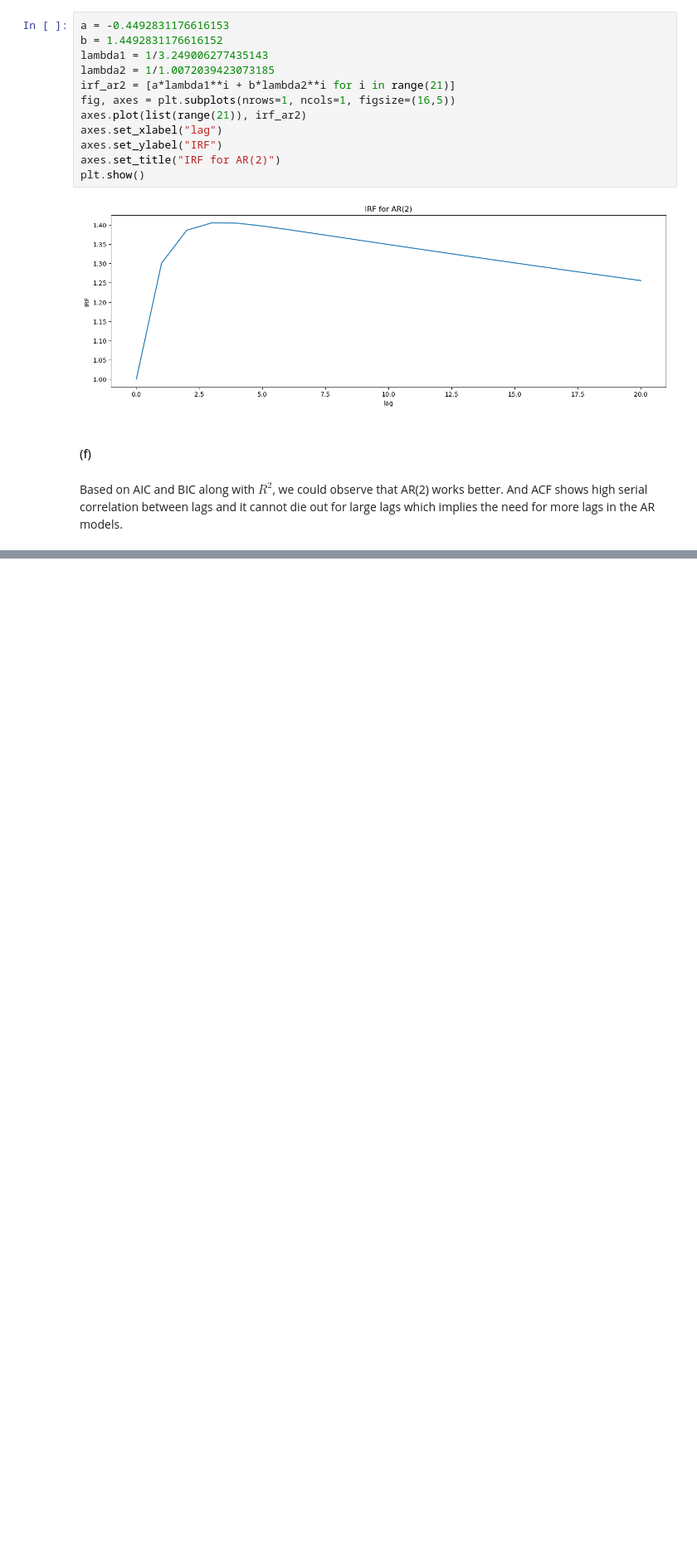
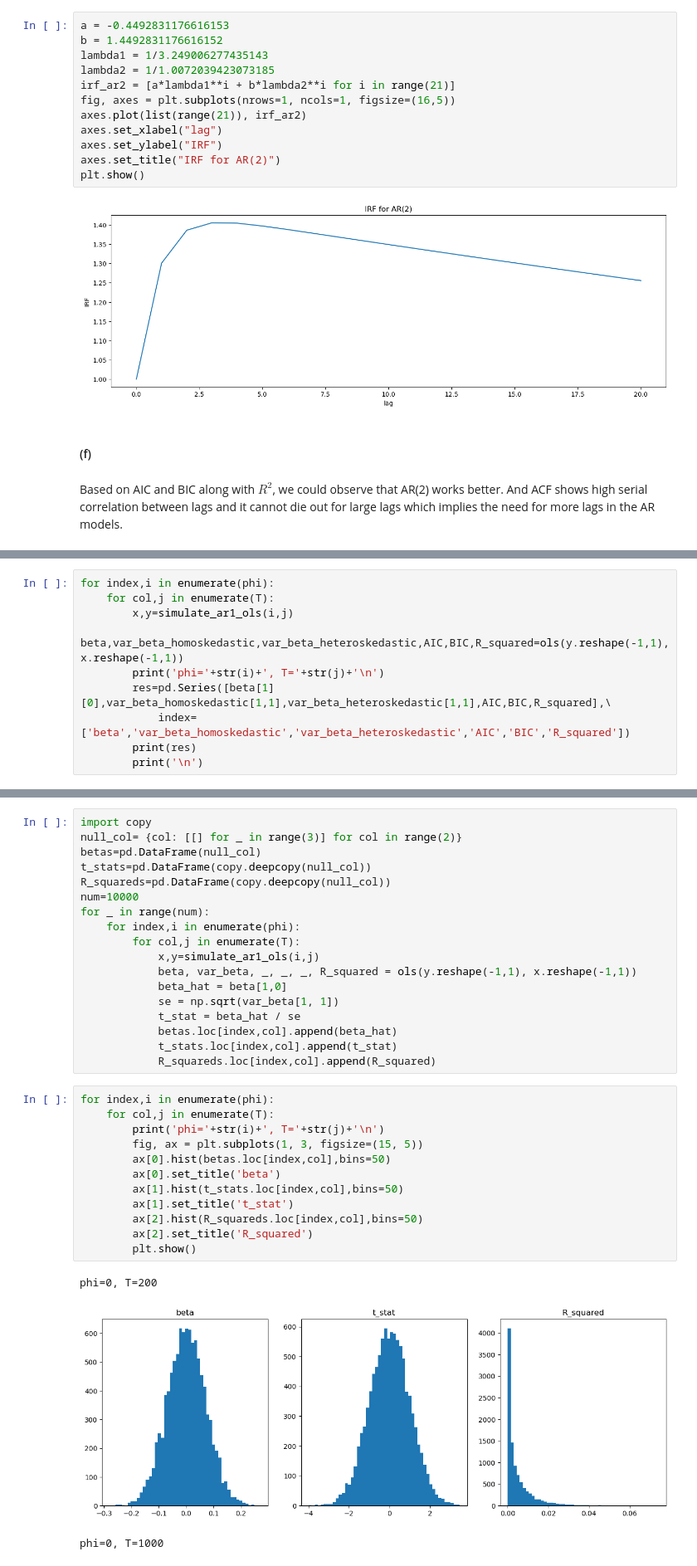
Before and after one commit to lmaksymenko/BerkeleyCourses, a Jupyter notebook: MFE230E/Answers_to_PS2_230E.ipynb, the cells around one changed output, grey strips where cells are left out. Shown at 83% size. Saved outputs shown, nothing was run; the diff lists cells and outputs as text; blank space fills up the shorter version.

```diff
--- a/MFE230E/Answers_to_PS2_230E.ipynb
+++ b/MFE230E/Answers_to_PS2_230E.ipynb
@@ -276,0 +457,10 @@ Based on AIC and BIC along with $R^2$, we could observe that AR(2) works better.
+# %%
+for index,i in enumerate(phi):
+    for col,j in enumerate(T):
+        x,y=simulate_ar1_ols(i,j)
+        beta,var_beta_homoskedastic,var_beta_heteroskedastic,AIC,BIC,R_squared=ols(y.reshape(-1,1),x.reshape(-1,1))
+        print('phi='+str(i)+', T='+str(j)+'\n')
+        res=pd.Series([beta[1][0],var_beta_homoskedastic[1,1],var_beta_heteroskedastic[1,1],AIC,BIC,R_squared],\
+            index=['beta','var_beta_homoskedastic','var_beta_heteroskedastic','AIC','BIC','R_squared'])
+        print(res)
+        print('\n')
@@ -276,0 +487,34 @@ Based on AIC and BIC along with $R^2$, we could observe that AR(2) works better.
+# %%
+import copy
+null_col= {col: [[] for _ in range(3)] for col in range(2)}
+betas=pd.DataFrame(null_col)
+t_stats=pd.DataFrame(copy.deepcopy(null_col))
+R_squareds=pd.DataFrame(copy.deepcopy(null_col))
+num=10000
+for _ in range(num):
+    for index,i in enumerate(phi):
+        for col,j in enumerate(T):
+            x,y=simulate_ar1_ols(i,j)
+            beta, var_beta, _, _, _, R_squared = ols(y.reshape(-1,1), x.reshape(-1,1))
+            beta_hat = beta[1,0]
+            se = np.sqrt(var_beta[1, 1])
+            t_stat = beta_hat / se
+            betas.loc[index,col].append(beta_hat)
+            t_stats.loc[index,col].append(t_stat)
+            R_squareds.loc[index,col].append(R_squared)
+# %%
+for index,i in enumerate(phi):
+    for col,j in enumerate(T):
+        print('phi='+str(i)+', T='+str(j)+'\n')
+        fig, ax = plt.subplots(1, 3, figsize=(15, 5))
+        ax[0].hist(betas.loc[index,col],bins=50)
+        ax[0].set_title('beta')
+        ax[1].hist(t_stats.loc[index,col],bins=50)
+        ax[1].set_title('t_stat')
+        ax[2].hist(R_squareds.loc[index,col],bins=50)
+        ax[2].set_title('R_squared')
+        plt.show()
+# %% [output]
+phi=0, T=200
+[figure, added]
+phi=0, T=1000
```
Also changed, not shown: parts of 31 cells of this notebook, 2 other files.
